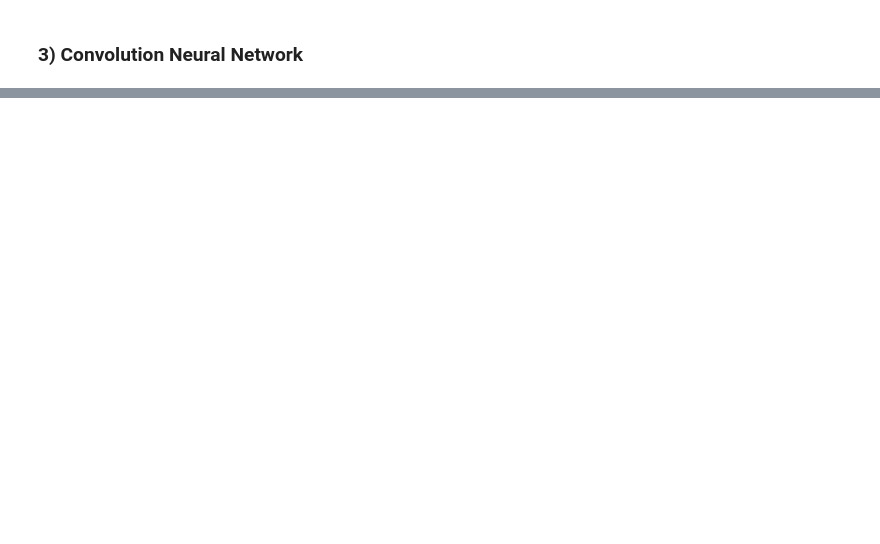
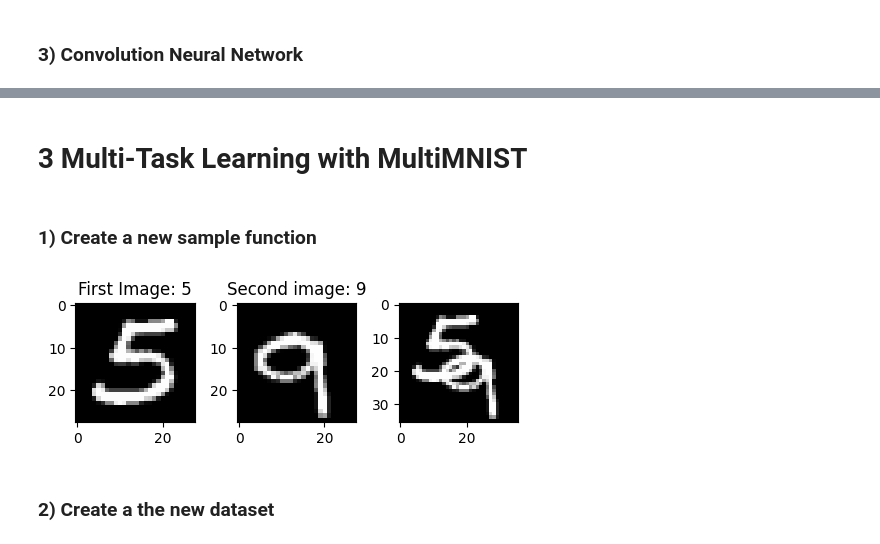
Before and after one commit to jsilveira1409/EE-411-Fundamentals-of-inference-and-learning, a Jupyter notebook: TP3/TP3.ipynb, the cells around one changed output, grey strips where cells are left out. Cells and saved outputs as stored; diff of their text form; code cells hidden in the pictures; blank space fills up the shorter version.

```diff
--- a/TP3/TP3.ipynb
+++ b/TP3/TP3.ipynb
@@ -373,0 +570,47 @@ Epoch 1 loss: 0.00012914643536011378
+# %% [markdown]
+# 3 Multi-Task Learning with MultiMNIST
+# %% [markdown]
+### 1) Create a new sample function
+# %%
+# load the train dataset
+train_dataset = torchvision.datasets.MNIST(
+    root='./data/',
+    train=True,
+    download=True,
+    transform=transform)
+
+# load the test dataset
+test_dataset = torchvision.datasets.MNIST(
+    root='./data/',
+    train=False,
+    download=True,
+    transform=transform)
+
+# get two images of 28x28 from the test dataset
+# create a new sample of 36x36 with the two images, one on the top left corner and the other on the bottom right corner
+def make_new_sample(x1: torch.Tensor, x2: torch.Tensor) -> torch.Tensor:
+    # create a new sample of 36x36
+    x = torch.zeros(1, 36, 36)
+    y = torch.zeros(1, 36, 36)
+    # put the first image on the top left corner
+    x[:, :28, :28] = x1[0]
+    # put the second image on the bottom right corner
+    y[:, 8:, 8:] = x2[0]
+    return torch.maximum(x, y)
+# get random samples from the train dataset
+x1, y1 = next(iter(train_dataloader))
+x2, y2 = next(iter(train_dataloader))
+# show the two images
+fig,ax = plt.subplots(1,3, figsize=(5,5))
+ax[0].imshow(x1[0].squeeze(), cmap='gray')
+ax[0].set_title("First Image: " + str(y1[0].item()))
+ax[1].imshow(x2[0].squeeze(), cmap='gray')
+ax[1].set_title("Second image: "+ str(y2[0].item()))
+ax[2].imshow(make_new_sample(x1, x2).squeeze(), cmap='gray')
+
+plt.tight_layout()
+plt.show()
+# %% [output]
+[figure, added]
+# %% [markdown]
+### 2) Create a the new dataset
```
Also changed, not shown: parts of 20 cells of this notebook.
